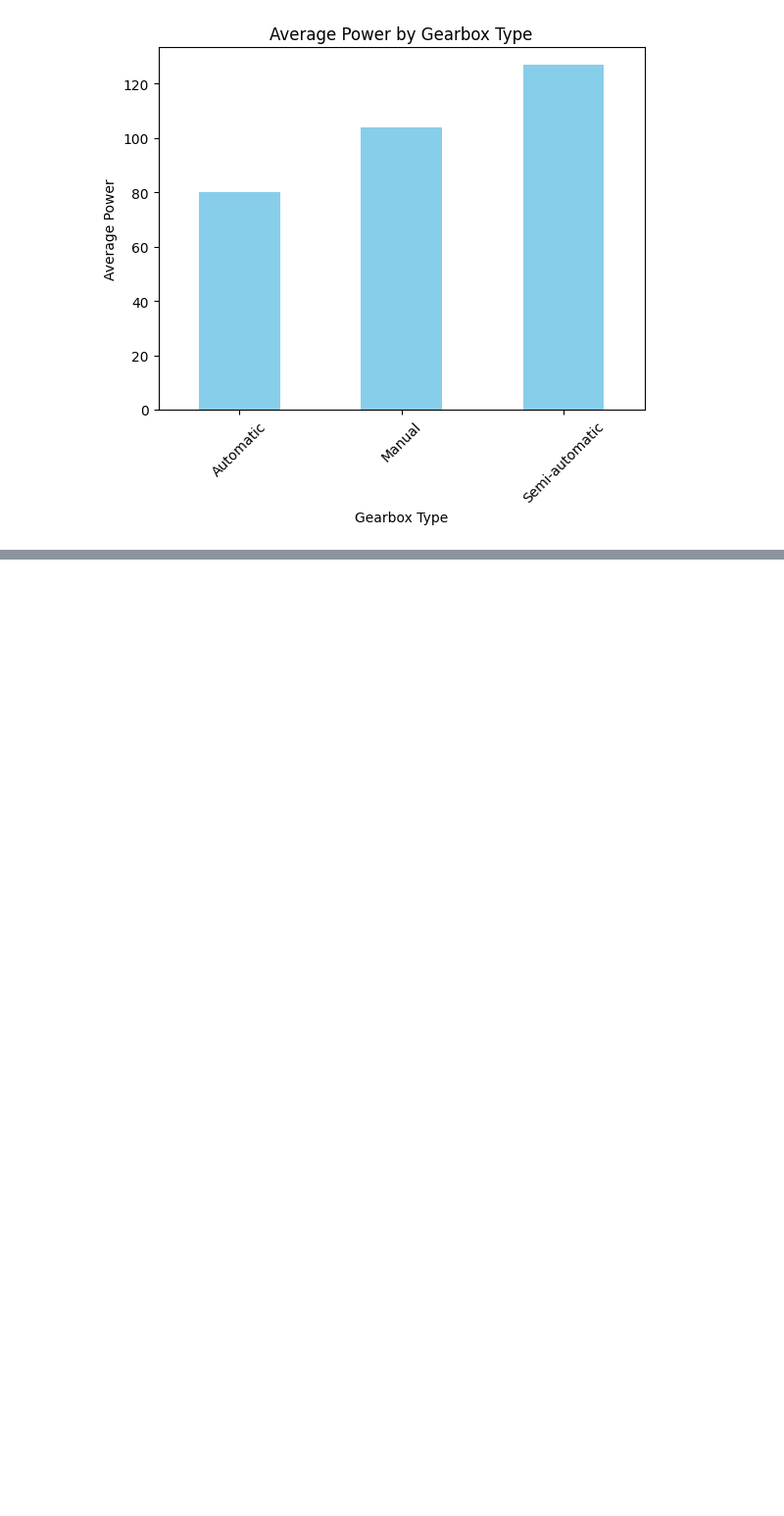
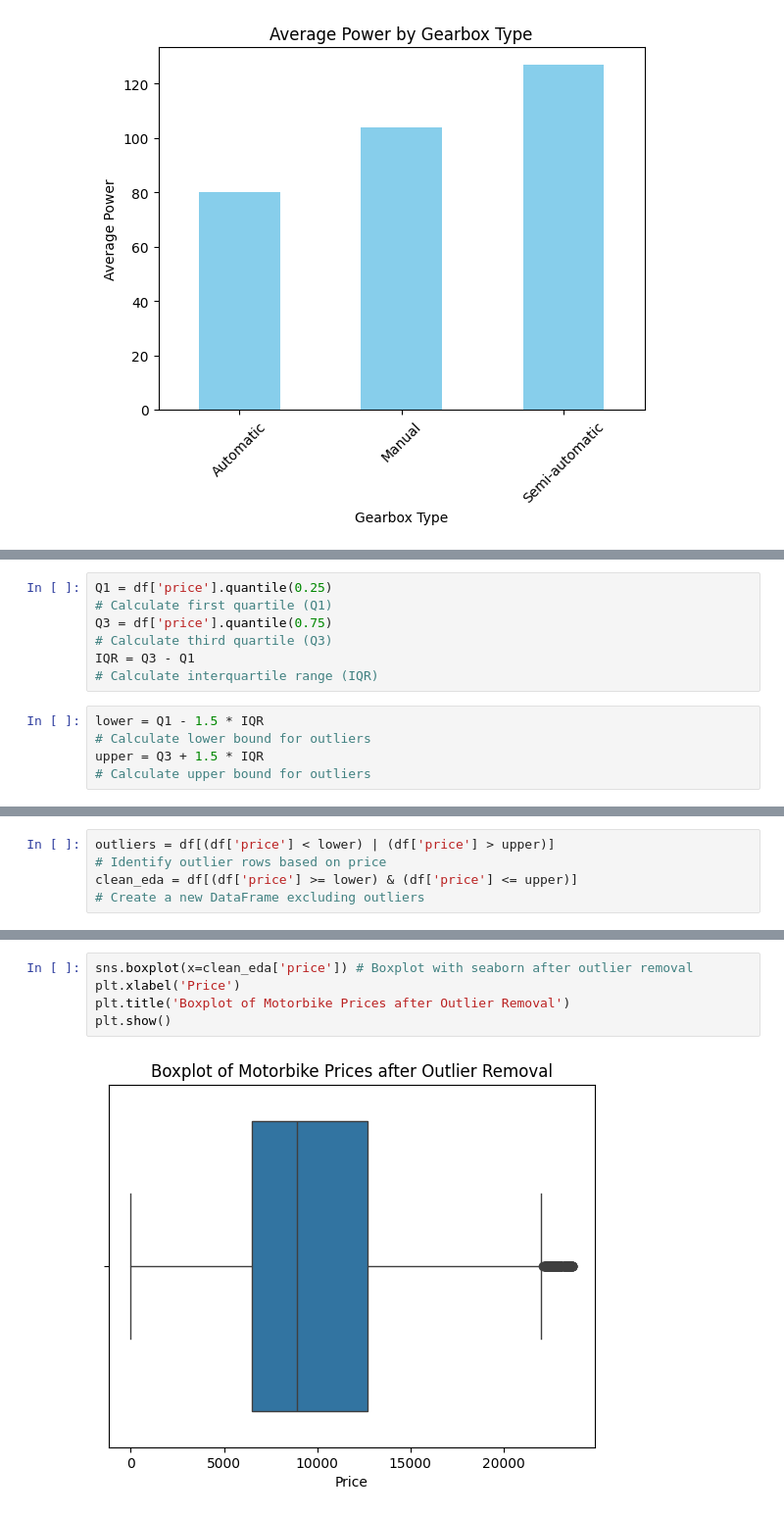
Before and after one commit to dilasha-ghimire/Motorbike-Price-Prediction, a Jupyter notebook: notebook.ipynb, the cells around one changed output, grey strips where cells are left out. Shown at 98% size. Cells and saved outputs as stored; diff of their text form; blank space fills up the shorter version.

```diff
--- a/notebook.ipynb
+++ b/notebook.ipynb
@@ -148,0 +182,12 @@ plt.show()
+# %%
+Q1 = df['price'].quantile(0.25)
+# Calculate first quartile (Q1)
+Q3 = df['price'].quantile(0.75)
+# Calculate third quartile (Q3)
+IQR = Q3 - Q1
+# Calculate interquartile range (IQR)
+# %%
+lower = Q1 - 1.5 * IQR
+# Calculate lower bound for outliers
+upper = Q3 + 1.5 * IQR
+# Calculate upper bound for outliers
@@ -148,0 +199,5 @@ plt.show()
+# %%
+outliers = df[(df['price'] < lower) | (df['price'] > upper)]
+# Identify outlier rows based on price
+clean_eda = df[(df['price'] >= lower) & (df['price'] <= upper)]
+# Create a new DataFrame excluding outliers
@@ -148,0 +222,7 @@ plt.show()
+# %%
+sns.boxplot(x=clean_eda['price']) # Boxplot with seaborn after outlier removal
+plt.xlabel('Price')
+plt.title('Boxplot of Motorbike Prices after Outlier Removal')
+plt.show()
+# %% [output]
+[figure, added]
```
Also changed, not shown: parts of 13 cells of this notebook.
